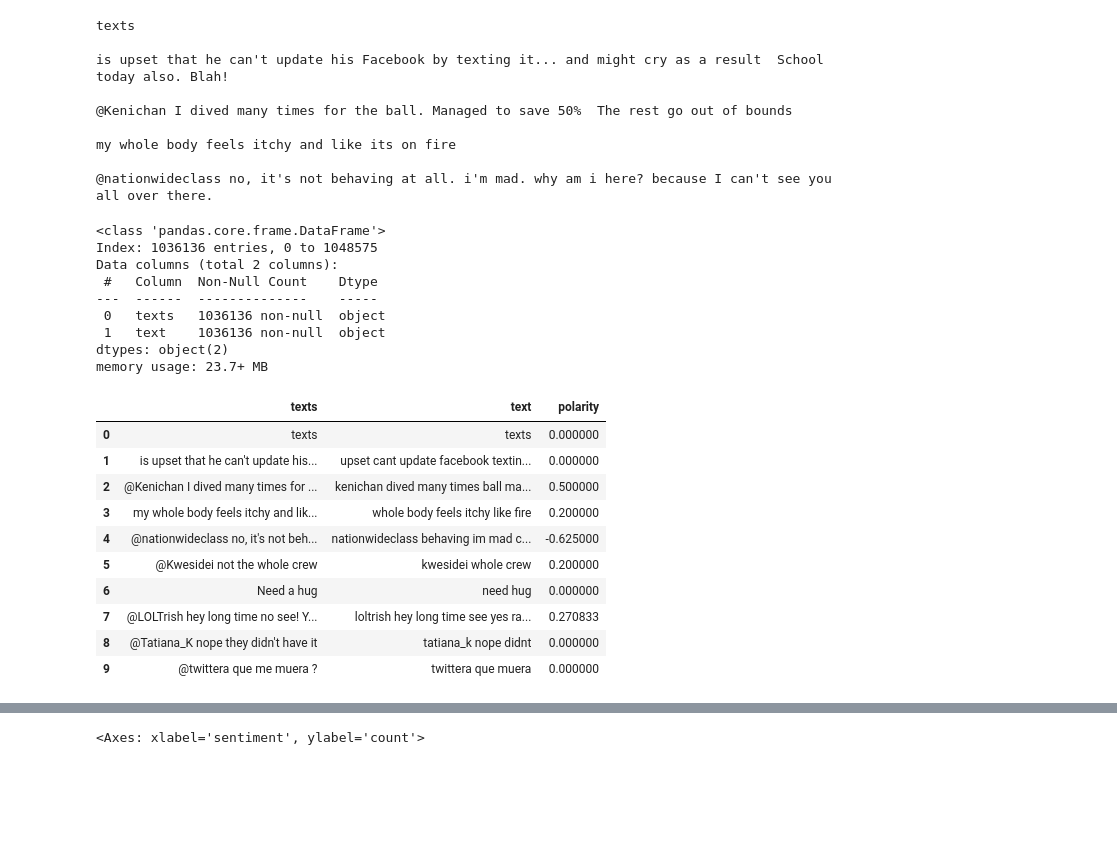
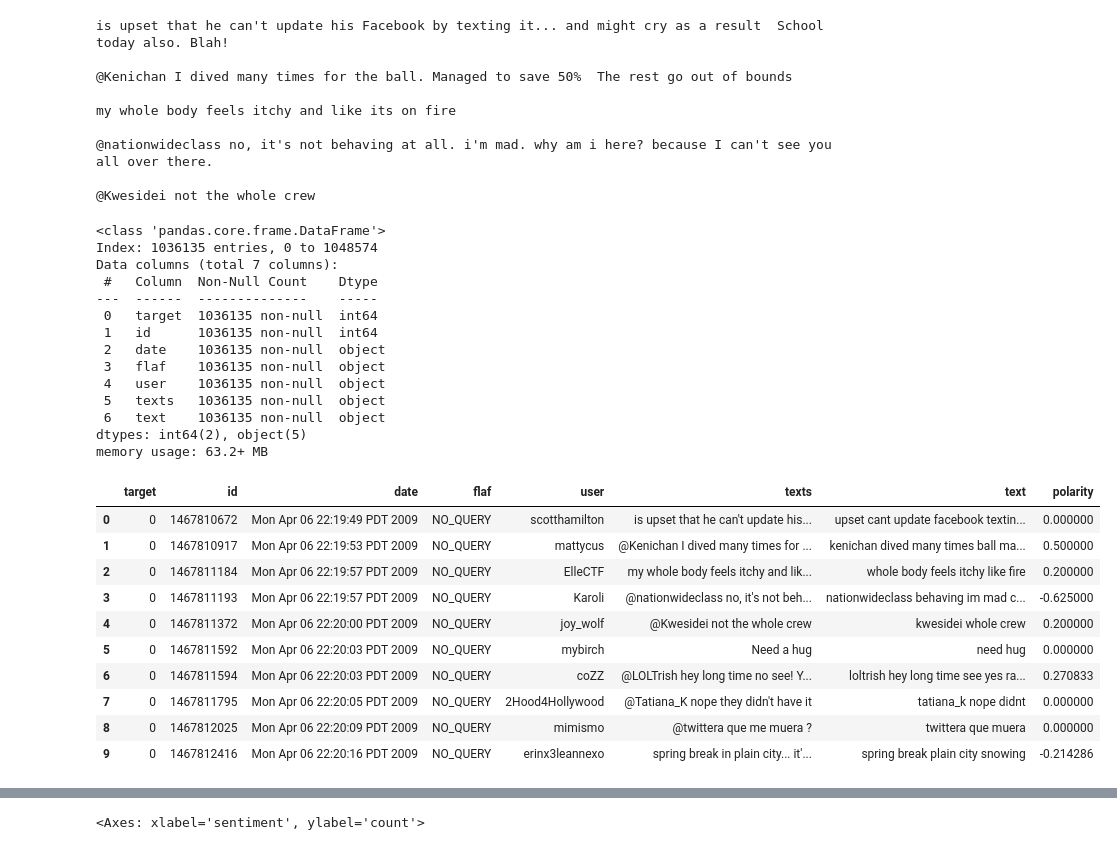
Before and after one commit to KShalini02/sentiment-analysis, a Jupyter notebook: sent.ipynb, the cells around one changed output, grey strips where cells are left out. Saved outputs shown, nothing was run; the diff lists cells and outputs as text; code cells hidden in the pictures; blank space fills up the shorter version.

```diff
--- a/sent.ipynb
+++ b/sent.ipynb
@@ -117,0 +97,4 @@ text_df.head()
+# %%
+df['text'] = df['texts'].apply(data_processing)
+# %%
+df = df.drop_duplicates('texts')
@@ -117,0 +106,2 @@ text_df.head()
+# %%
+df.loc[:, 'texts'] = df['texts'].apply(lambda x: stemming(x))
@@ -119,14 +118,12 @@ text_df.head()
 # Save the DataFrame to a new CSV file
 df.to_csv('updated_tweets.csv', index=False)
 # %%
-print(text_df['texts'].iloc[0],"\n")
-print(text_df['texts'].iloc[1],"\n")
-print(text_df['texts'].iloc[2],"\n")
-print(text_df['texts'].iloc[3],"\n")
-print(text_df['texts'].iloc[4],"\n")
+print(df['texts'].iloc[0],"\n")
+print(df['texts'].iloc[1],"\n")
+print(df['texts'].iloc[2],"\n")
+print(df['texts'].iloc[3],"\n")
+print(df['texts'].iloc[4],"\n")
 # %% [output]
-texts
-
 is upset that he can't update his Facebook by texting it... and might cry as a result  School today also. Blah!
 
 @Kenichan I dived many times for the ball. Managed to save 50%  The rest go out of bounds
@@ -134,37 +131,44 @@ is upset that he can't update his Facebook by texting it... and might cry as a r
 my whole body feels itchy and like its on fire
 
 @nationwideclass no, it's not behaving at all. i'm mad. why am i here? because I can't see you all over there.
+
+@Kwesidei not the whole crew
 # %%
-text_df.info()
+df.info()
 # %% [output]
 <class 'pandas.core.frame.DataFrame'>
-Index: 1036136 entries, 0 to 1048575
-Data columns (total 2 columns):
+Index: 1036135 entries, 0 to 1048574
+Data columns (total 7 columns):
  #   Column  Non-Null Count    Dtype
 ---  ------  --------------    -----
- 0   texts   1036136 non-null  object
- 1   text    1036136 non-null  object
-dtypes: object(2)
-memory usage: 23.7+ MB
+ 0   target  1036135 non-null  int64
+ 1   id      1036135 non-null  int64
+ 2   date    1036135 non-null  object
+ 3   flaf    1036135 non-null  object
+ 4   user    1036135 non-null  object
+ 5   texts   1036135 non-null  object
+ 6   text    1036135 non-null  object
+dtypes: int64(2), object(5)
+memory usage: 63.2+ MB
 # %%
 def polarity(text):
     return TextBlob(text).sentiment.polarity
 # %%
-text_df['polarity'] = text_df['texts'].apply(polarity)
+df['polarity'] = df['texts'].apply(polarity)
 # %%
-text_df.head(10)
+df.head(10)
 # %% [output]
-|  | texts | text | polarity |
-| 0 | texts | texts | 0.000000 |
-| 1 | is upset that he can't update his... | upset cant update facebook textin... | 0.000000 |
-| 2 | @Kenichan I dived many times for ... | kenichan dived many times ball ma... | 0.500000 |
-| 3 | my whole body feels itchy and lik... | whole body feels itchy like fire | 0.200000 |
-| 4 | @nationwideclass no, it's not beh... | nationwideclass behaving im mad c... | -0.625000 |
-| 5 | @Kwesidei not the whole crew | kwesidei whole crew | 0.200000 |
-| 6 | Need a hug | need hug | 0.000000 |
-| 7 | @LOLTrish hey long time no see! Y... | loltrish hey long time see yes ra... | 0.270833 |
-| 8 | @Tatiana_K nope they didn't have it | tatiana_k nope didnt | 0.000000 |
-| 9 | @twittera que me muera ? | twittera que muera | 0.000000 |
+|  | target | id | date | flaf | user | texts | text | polarity |
+| 0 | 0 | 1467810672 | Mon Apr 06 22:19:49 PDT 2009 | NO_QUERY | scotthamilton | is upset that he can't update his... | upset cant update facebook textin... | 0.000000 |
+| 1 | 0 | 1467810917 | Mon Apr 06 22:19:53 PDT 2009 | NO_QUERY | mattycus | @Kenichan I dived many times for ... | kenichan dived many times ball ma... | 0.500000 |
+| 2 | 0 | 1467811184 | Mon Apr 06 22:19:57 PDT 2009 | NO_QUERY | ElleCTF | my whole body feels itchy and lik... | whole body feels itchy like fire | 0.200000 |
+| 3 | 0 | 1467811193 | Mon Apr 06 22:19:57 PDT 2009 | NO_QUERY | Karoli | @nationwideclass no, it's not beh... | nationwideclass behaving im mad c... | -0.625000 |
+| 4 | 0 | 1467811372 | Mon Apr 06 22:20:00 PDT 2009 | NO_QUERY | joy_wolf | @Kwesidei not the whole crew | kwesidei whole crew | 0.200000 |
+| 5 | 0 | 1467811592 | Mon Apr 06 22:20:03 PDT 2009 | NO_QUERY | mybirch | Need a hug | need hug | 0.000000 |
+| 6 | 0 | 1467811594 | Mon Apr 06 22:20:03 PDT 2009 | NO_QUERY | coZZ | @LOLTrish hey long time no see! Y... | loltrish hey long time see yes ra... | 0.270833 |
+| 7 | 0 | 1467811795 | Mon Apr 06 22:20:05 PDT 2009 | NO_QUERY | 2Hood4Hollywood | @Tatiana_K nope they didn't have it | tatiana_k nope didnt | 0.000000 |
+| 8 | 0 | 1467812025 | Mon Apr 06 22:20:09 PDT 2009 | NO_QUERY | mimismo | @twittera que me muera ? | twittera que muera | 0.000000 |
+| 9 | 0 | 1467812416 | Mon Apr 06 22:20:16 PDT 2009 | NO_QUERY | erinx3leannexo | spring break in plain city... it'... | spring break plain city snowing | -0.214286 |
 # %%
 def sentiment(label):
     if label <0:
```
Also changed, not shown: parts of 35 cells of this notebook.
